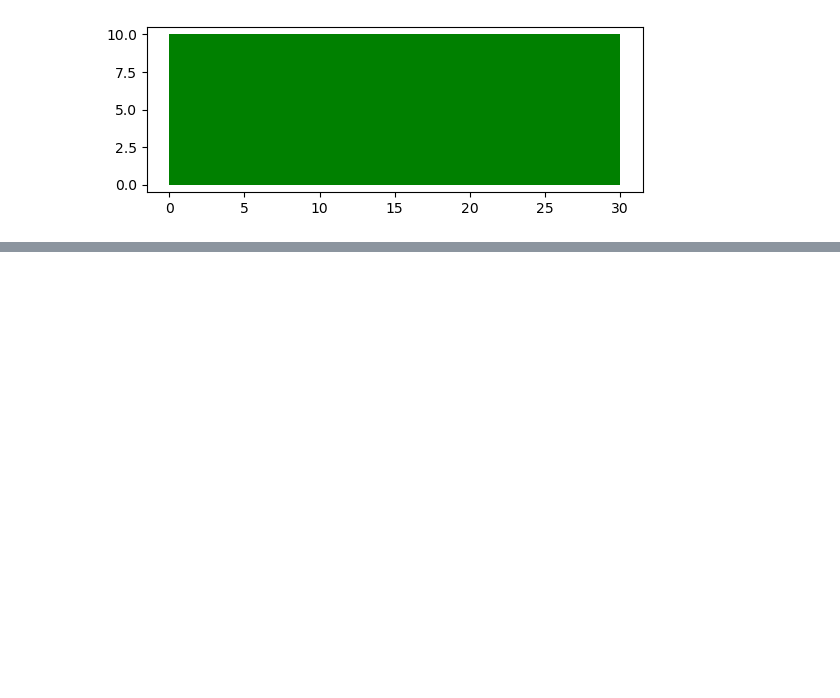
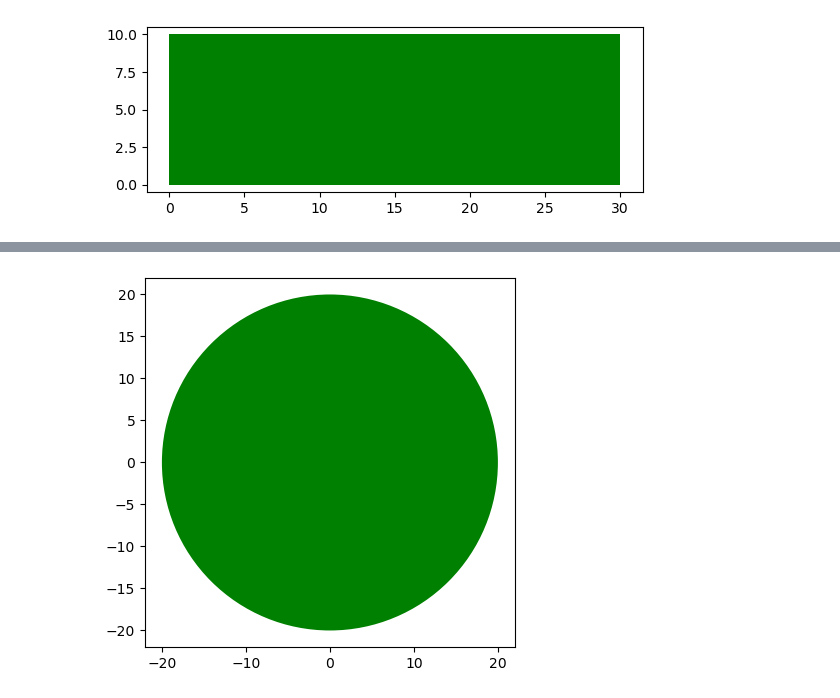
Before and after one commit to sharmaRoushan-Official/Ap_Pyton_10AM-12AM, a Jupyter notebook: 12. Classes and Object in Python.ipynb, the cells around one changed output, grey strips where cells are left out. Saved outputs shown, nothing was run; the diff lists cells and outputs as text; code cells hidden in the pictures; blank space fills up the shorter version.

```diff
--- a/12. Classes and Object in Python.ipynb
+++ b/12. Classes and Object in Python.ipynb
@@ -178,0 +281,5 @@ third_square.drawRectangle()
+# %%
+two_circle=Circle(20,'green')
+two_circle.drawCircle()
+# %% [output]
+[figure, added]
```
Also changed, not shown: parts of 8 cells of this notebook.
